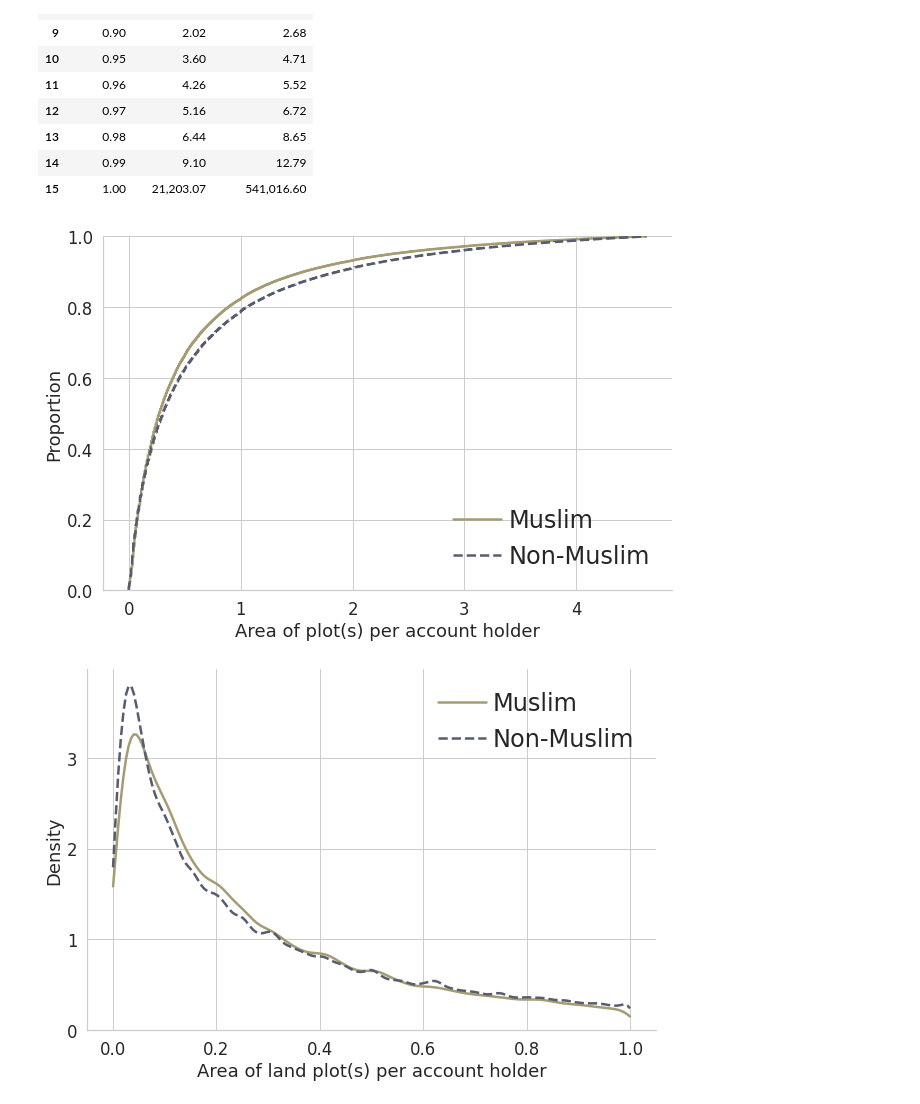
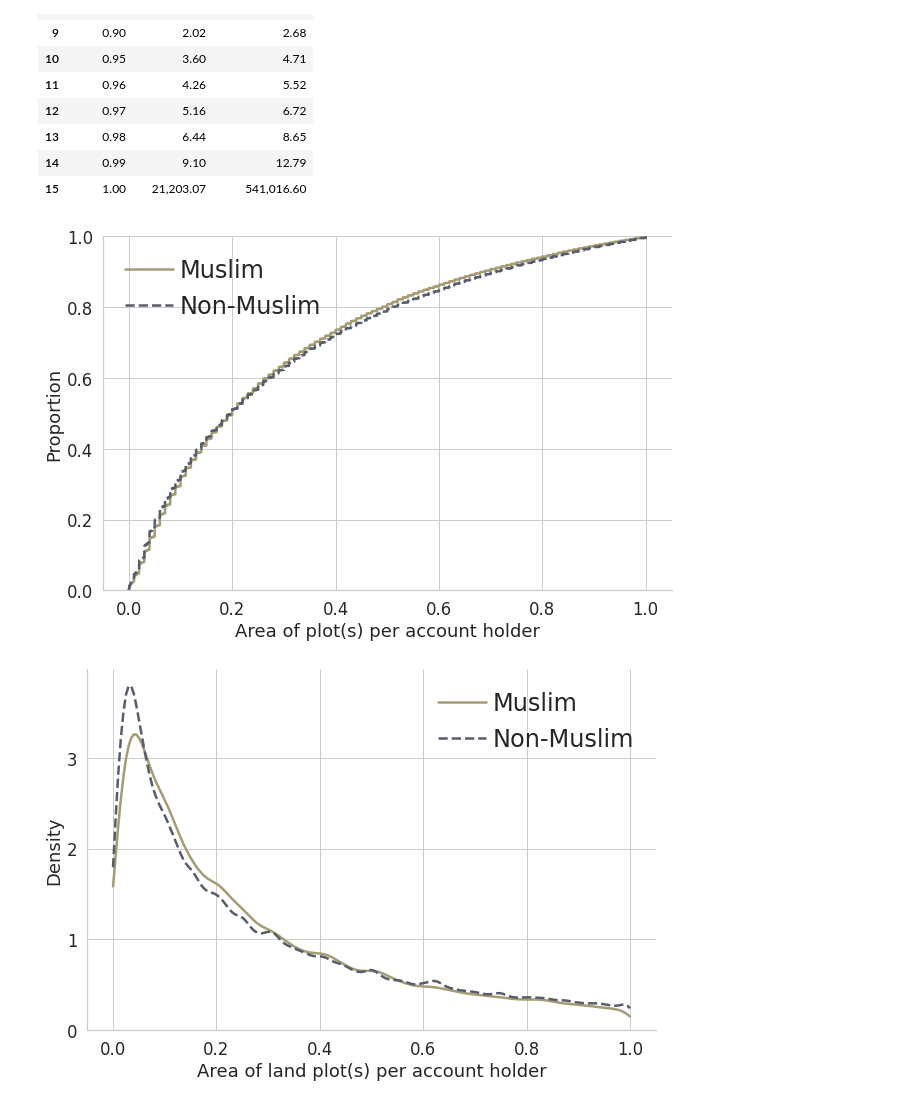
Before and after one commit to in-rolls/land, a Jupyter notebook: scripts/41_land_distribution_bihar_religion.ipynb, the cells around one changed output. Saved outputs shown, nothing was run; the diff lists cells and outputs as text; code cells hidden in the pictures.

Commit message:
Fix x-axis range
Fix x-axis range for gender and religion inequality plots.

So that ECDF and histograms/KDEs have similar x-axis range.

```diff
--- a/scripts/41_land_distribution_bihar_religion.ipynb
+++ b/scripts/41_land_distribution_bihar_religion.ipynb
@@ -190,8 +207,10 @@ cutoff = 0.95  # percentile to trim at
 # %%
 # Empirical CDF of #plots owned per account (fold cell)
+_n = 8
+
 g = sns.displot(
     x="nplots",
-    data=df_num_plots.query(f"nplots<={df_num_plots.nplots.quantile(cutoff)}"),
+    data=df_num_plots.query(f"nplots<={_n}"),
     alpha=0.9,
     kind="ecdf",
     **DISPLOT_OPTS,
@@ -293,18 +311,19 @@ tab_area_perc
 | 15 | 1.00 | 21,203.07 | 541,016.60 |
 # %%
 # Empirical CDF of land plot area owned per account (fold cell)
+_area = 1
 g = sns.displot(
     x="tt_area_acre",
-    data=df_landarea.query(f"tt_area_acre<={df_landarea.tt_area_acre.quantile(cutoff)}"),
+    data=df_landarea.query(f"tt_area_acre<={_area}"),
     kind="ecdf",
     **DISPLOT_OPTS,
 )
 for line, linestyle in zip(g.axes[0][0].lines, LINESTYLES):
     line.set_linestyle(linestyle)
 plt.legend(**LEGEND_OPTS)
 plt.xlabel("Area of plot(s) per account holder")
 save_mpl_fig('../figures/plot_area_per_accountholder_ecdf_religion')
 # %% [output]
-[figure, old version]
+[figure, new version]
 # %%
 # Histogram of land plot area owned per account (fold cell)
```
Also changed, not shown: parts of 5 cells of this notebook, 12 other files.
